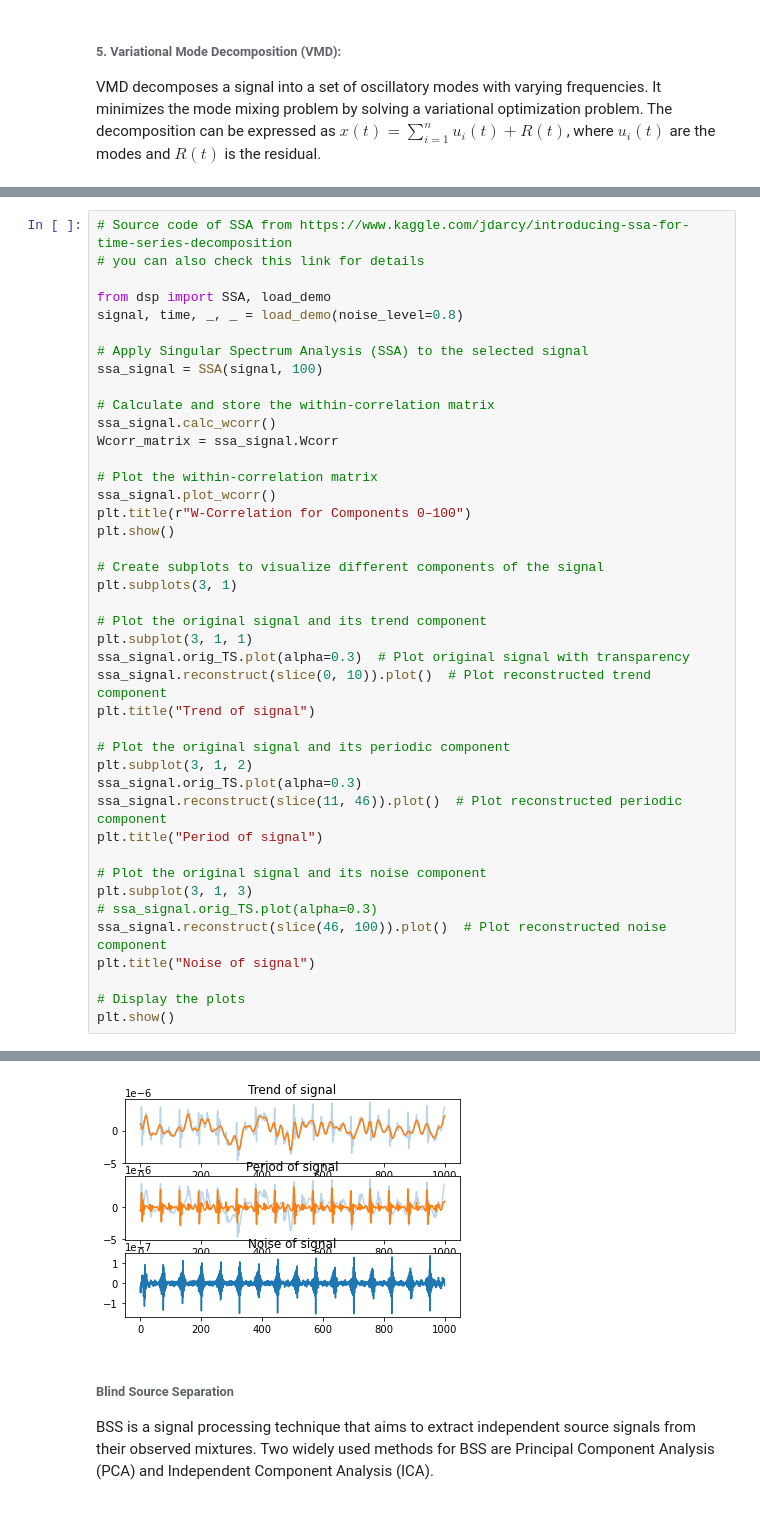
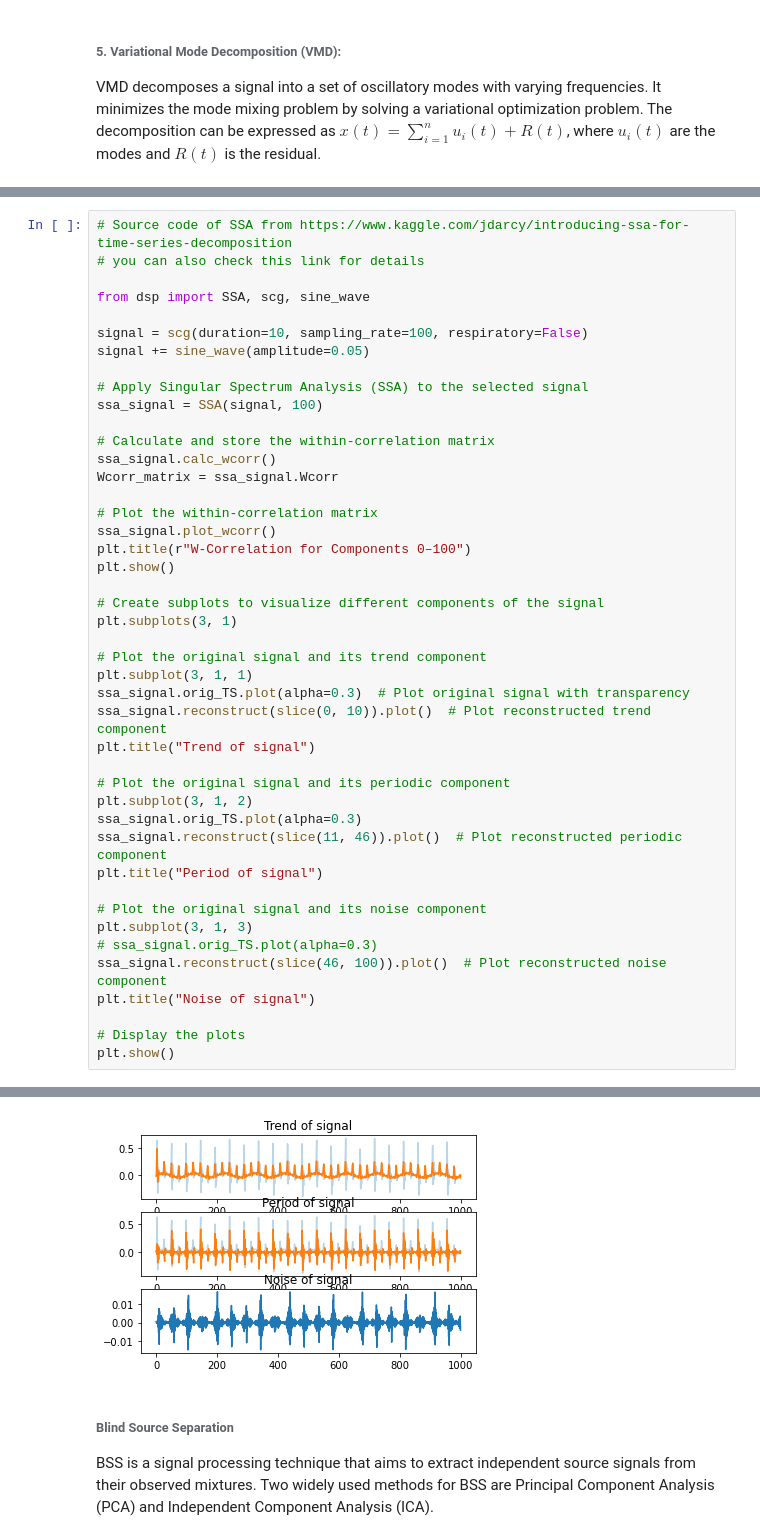
Before and after one commit to A-Big-Tortoise/NRSR_Tutorial, a Jupyter notebook: Tutorial.ipynb, the cells around one changed output, grey strips where cells are left out. Drawn from its saved outputs; the diff is of its cells as text.

```diff
--- a/Tutorial.ipynb
+++ b/Tutorial.ipynb
@@ -257,8 +258,10 @@ _ = vmd_decomposition(signal, show=True)
 # Source code of SSA from https://www.kaggle.com/jdarcy/introducing-ssa-for-time-series-decomposition
 # you can also check this link for details
 
-from dsp import SSA, load_demo
-signal, time, _, _ = load_demo(noise_level=0.8)
+from dsp import SSA, scg, sine_wave
+
+signal = scg(duration=10, sampling_rate=100, respiratory=False)
+signal += sine_wave(amplitude=0.05)
 
 # Apply Singular Spectrum Analysis (SSA) to the selected signal
 ssa_signal = SSA(signal, 100)
@@ -300,4 +303,4 @@ plt.show()
-[figure, old version]
+[figure, new version]
 # %% [markdown]
 ###### Blind Source Separation
 BSS is a signal processing technique that aims to extract independent source signals from their observed mixtures. Two widely used methods for BSS are Principal Component Analysis (PCA) and Independent Component Analysis (ICA).
```
Also changed, not shown: parts of 33 cells of this notebook, 1 other file.
